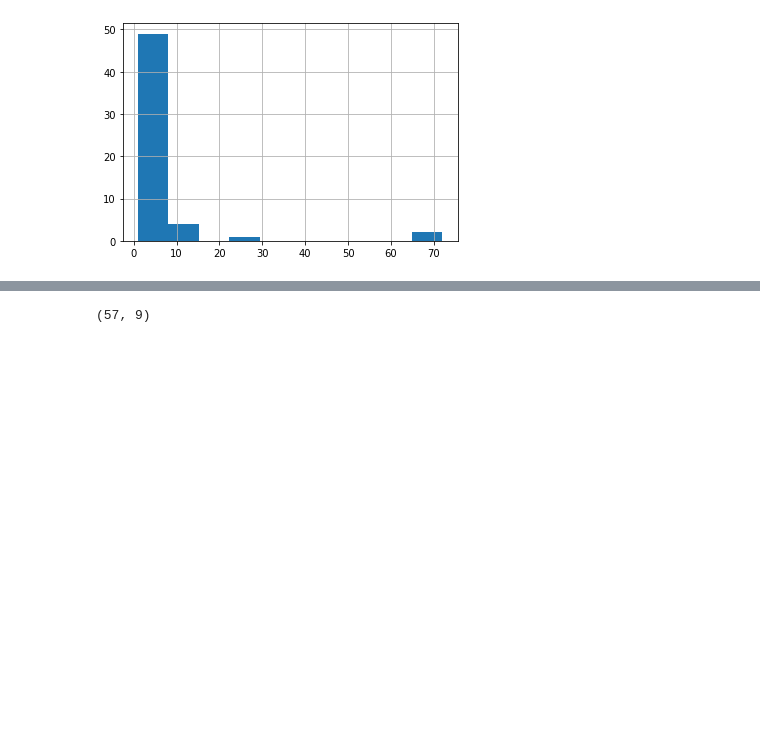
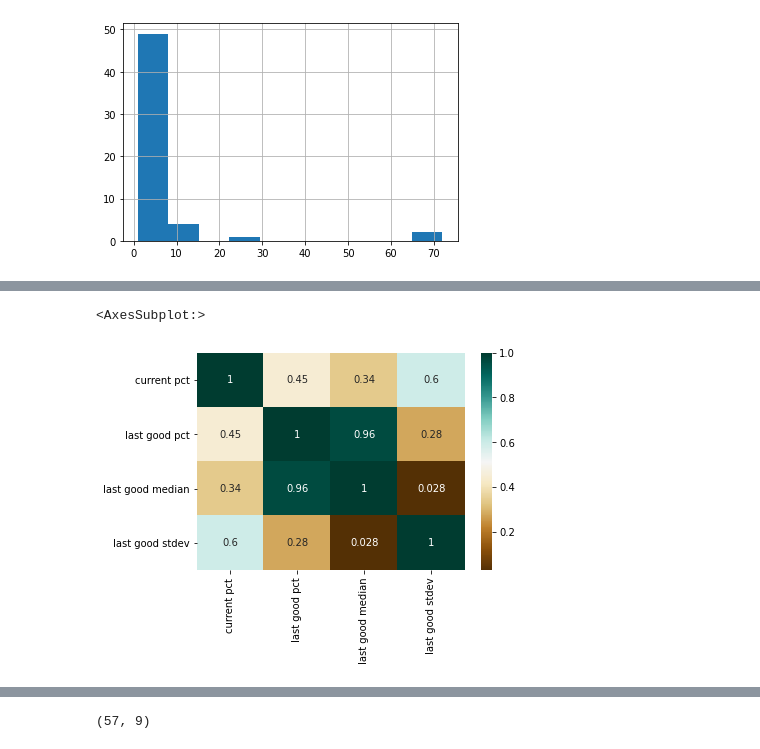
Before and after one commit to zhujune01/PythonCode, a Jupyter notebook: DataExploratory.ipynb, the cells around one changed output, grey strips where cells are left out. Saved outputs shown, nothing was run; the diff lists cells and outputs as text; code cells hidden in the pictures; blank space fills up the shorter version.

```diff
--- a/DataExploratory.ipynb
+++ b/DataExploratory.ipynb
@@ -111,0 +152,6 @@ bf=broken_feature.query(" `num rules` > 0")
+# %%
+# Finding the relations between the variables
+plt.figure(figsize=(10, 10))
+##c=bf['current pct'].corr(bf['last good pct'])
+c=bf[['current pct', 'last good pct', 'last good median', 'last good stdev']].corr()
+c
@@ -111,0 +165,5 @@ bf=broken_feature.query(" `num rules` > 0")
+# %%
+sns.heatmap(c, cmap='BrBG', annot=True)
+# %% [output]
+<AxesSubplot:>
+[figure, added]
```
Also changed, not shown: parts of 5 cells of this notebook.
